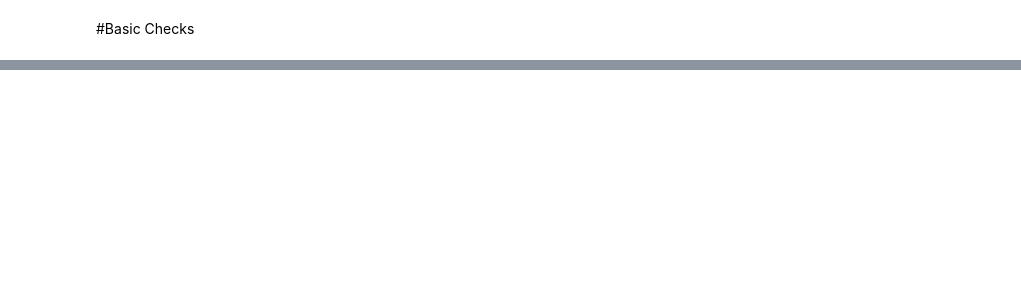
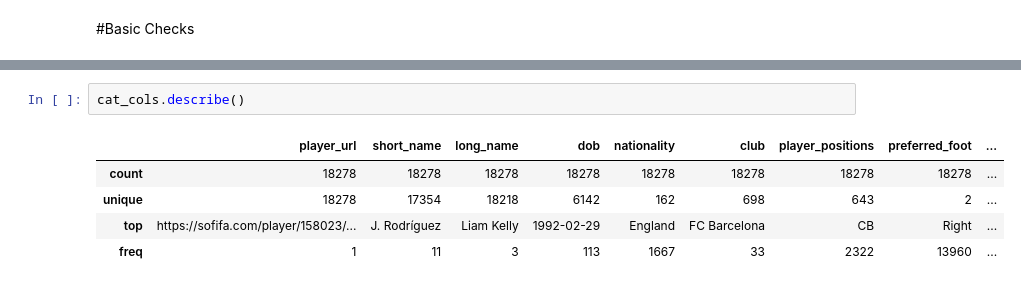
Before and after one commit to Abhi311509/Fifa20, a Jupyter notebook: Fifa20.ipynb, the cells around one changed output, grey strips where cells are left out. Cells and saved outputs as stored; diff of their text form; blank space fills up the shorter version.

```diff
--- a/Fifa20.ipynb
+++ b/Fifa20.ipynb
@@ -304,0 +383,8 @@ Name: sofifa_id, Length: 18278, dtype: int64>
+# %%
+cat_cols.describe()
+# %% [output]
+|  | player_url | short_name | long_name | dob | nationality | club | player_positions | preferred_foot | ... |
+| count | 18278 | 18278 | 18278 | 18278 | 18278 | 18278 | 18278 | 18278 | ... |
+| unique | 18278 | 17354 | 18218 | 6142 | 162 | 698 | 643 | 2 | ... |
+| top | https://sofifa.com/player/158023/... | J. Rodríguez | Liam Kelly | 1992-02-29 | England | FC Barcelona | CB | Right | ... |
+| freq | 1 | 11 | 3 | 113 | 1667 | 33 | 2322 | 13960 | ... |
```
Also changed, not shown: parts of 25 cells of this notebook.
